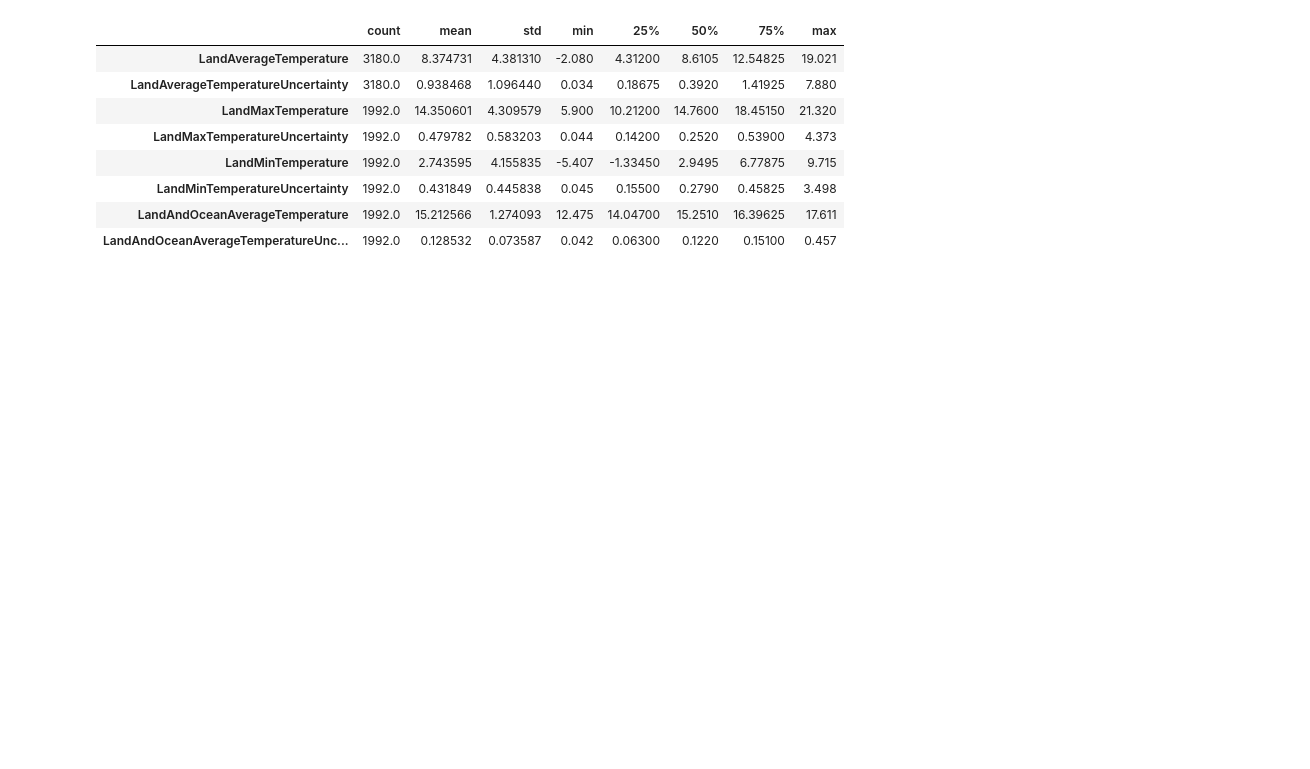
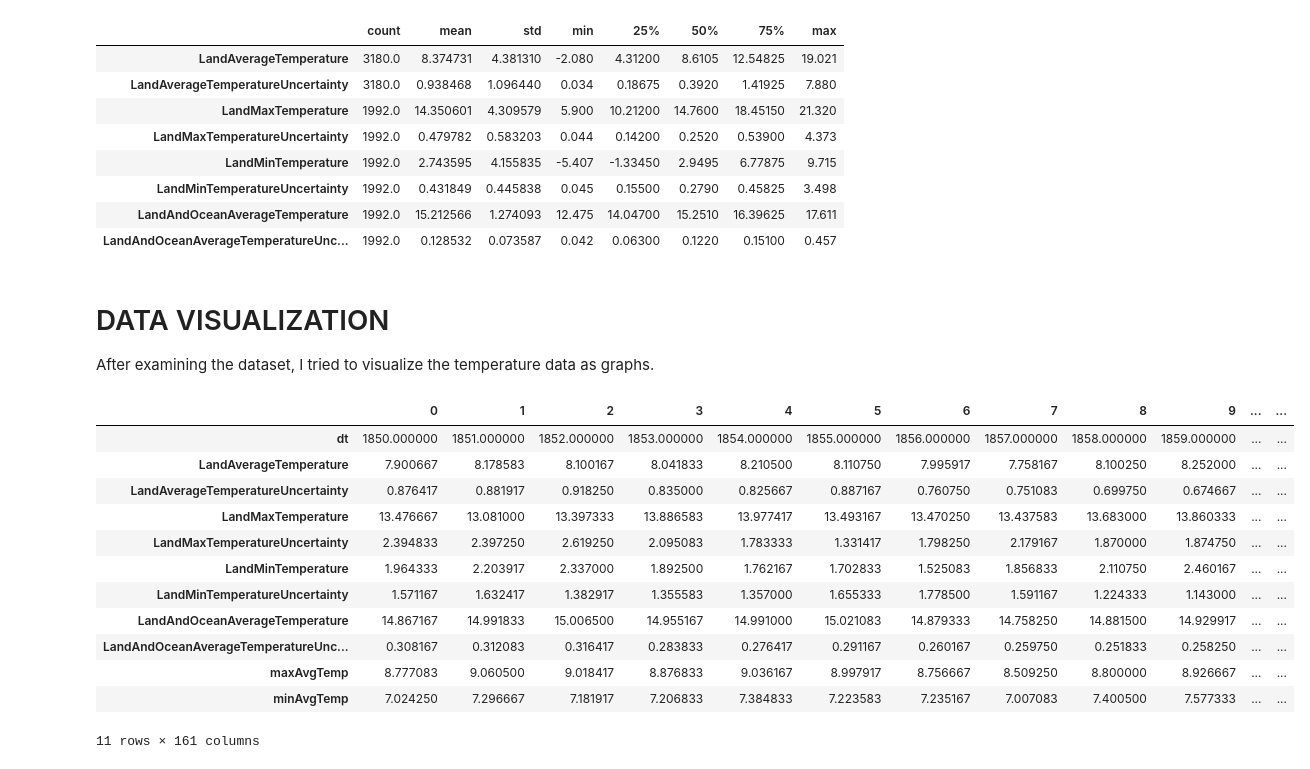
Before and after one commit to soumit2021/GMAD, a Jupyter notebook: Soumit Roy Global warming modeling.ipynb, the cells around one changed output. Cells and saved outputs as stored; diff of their text form; code cells hidden in the pictures; blank space fills up the shorter version.

```diff
--- a/Soumit Roy Global warming modeling.ipynb
+++ b/Soumit Roy Global warming modeling.ipynb
@@ -83,3 +83,6 @@ data.describe().T
 | LandMinTemperatureUncertainty | 1992.0 | 0.431849 | 0.445838 | 0.045 | 0.15500 | 0.2790 | 0.45825 | 3.498 |
 | LandAndOceanAverageTemperature | 1992.0 | 15.212566 | 1.274093 | 12.475 | 14.04700 | 15.2510 | 16.39625 | 17.611 |
 | LandAndOceanAverageTemperatureUnc... | 1992.0 | 0.128532 | 0.073587 | 0.042 | 0.06300 | 0.1220 | 0.15100 | 0.457 |
+# %% [markdown]
+# DATA VISUALIZATION
+After examining the dataset, I tried to visualize the temperature data as graphs.
@@ -85,0 +98,16 @@ data.describe().T
+# %%
+data2.head(-5).T
+# %% [output]
+|  | 0 | 1 | 2 | 3 | 4 | 5 | 6 | 7 | 8 | 9 | ... | ... |
+| dt | 1850.000000 | 1851.000000 | 1852.000000 | 1853.000000 | 1854.000000 | 1855.000000 | 1856.000000 | 1857.000000 | 1858.000000 | 1859.000000 | ... | ... |
+| LandAverageTemperature | 7.900667 | 8.178583 | 8.100167 | 8.041833 | 8.210500 | 8.110750 | 7.995917 | 7.758167 | 8.100250 | 8.252000 | ... | ... |
+| LandAverageTemperatureUncertainty | 0.876417 | 0.881917 | 0.918250 | 0.835000 | 0.825667 | 0.887167 | 0.760750 | 0.751083 | 0.699750 | 0.674667 | ... | ... |
+| LandMaxTemperature | 13.476667 | 13.081000 | 13.397333 | 13.886583 | 13.977417 | 13.493167 | 13.470250 | 13.437583 | 13.683000 | 13.860333 | ... | ... |
+| LandMaxTemperatureUncertainty | 2.394833 | 2.397250 | 2.619250 | 2.095083 | 1.783333 | 1.331417 | 1.798250 | 2.179167 | 1.870000 | 1.874750 | ... | ... |
+| LandMinTemperature | 1.964333 | 2.203917 | 2.337000 | 1.892500 | 1.762167 | 1.702833 | 1.525083 | 1.856833 | 2.110750 | 2.460167 | ... | ... |
+| LandMinTemperatureUncertainty | 1.571167 | 1.632417 | 1.382917 | 1.355583 | 1.357000 | 1.655333 | 1.778500 | 1.591167 | 1.224333 | 1.143000 | ... | ... |
+| LandAndOceanAverageTemperature | 14.867167 | 14.991833 | 15.006500 | 14.955167 | 14.991000 | 15.021083 | 14.879333 | 14.758250 | 14.881500 | 14.929917 | ... | ... |
+| LandAndOceanAverageTemperatureUnc... | 0.308167 | 0.312083 | 0.316417 | 0.283833 | 0.276417 | 0.291167 | 0.260167 | 0.259750 | 0.251833 | 0.258250 | ... | ... |
+| maxAvgTemp | 8.777083 | 9.060500 | 9.018417 | 8.876833 | 9.036167 | 8.997917 | 8.756667 | 8.509250 | 8.800000 | 8.926667 | ... | ... |
+| minAvgTemp | 7.024250 | 7.296667 | 7.181917 | 7.206833 | 7.384833 | 7.223583 | 7.235167 | 7.007083 | 7.400500 | 7.577333 | ... | ... |
+11 rows × 161 columns
```
Also changed, not shown: parts of 10 cells of this notebook.
